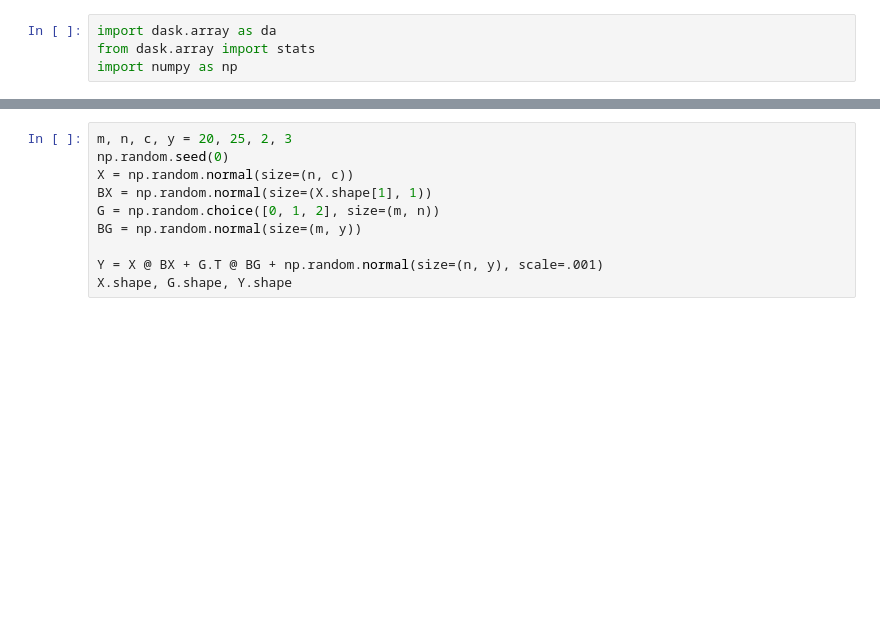
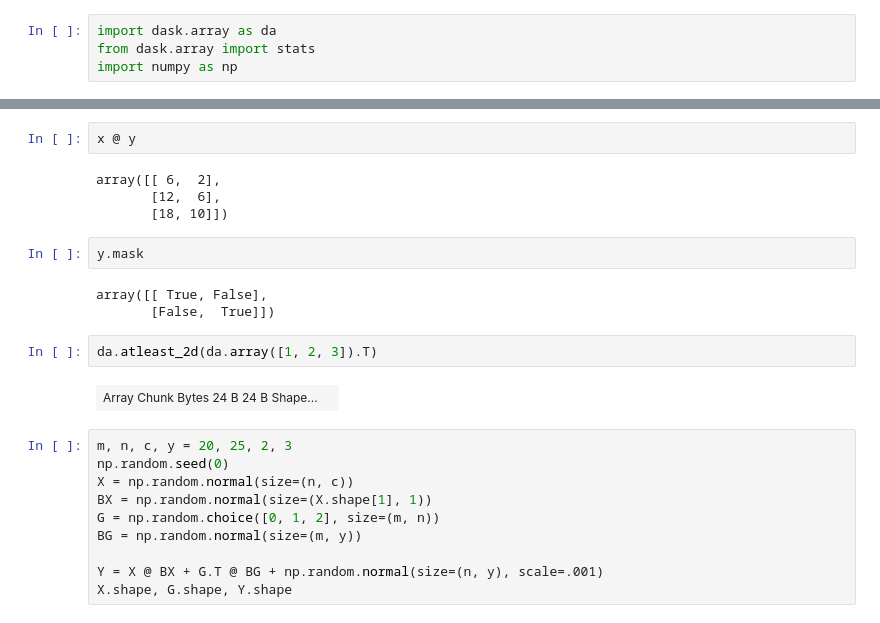
Before and after one commit to eric-czech/sgkit-dev, a Jupyter notebook: method/regression/linreg_extension.ipynb, the cells around one changed output, grey strips where cells are left out. Drawn from its saved outputs; the diff is of its cells as text; blank space fills up the shorter version.

```diff
--- a/method/regression/linreg_extension.ipynb
+++ b/method/regression/linreg_extension.ipynb
@@ -9,3 +32,18 @@ import numpy as np
+# %%
+x @ y
+# %% [output]
+array([[ 6,  2],
+       [12,  6],
+       [18, 10]])
+# %%
+y.mask
+# %% [output]
+array([[ True, False],
+       [False,  True]])
+# %%
+da.atleast_2d(da.array([1, 2, 3]).T)
+# %% [output]
+| Array Chunk Bytes 24 B 24 B Shape... |  |
 # %%
 m, n, c, y = 20, 25, 2, 3
 np.random.seed(0)
```
Also changed, not shown: parts of 3 cells of this notebook, 8 other files.
